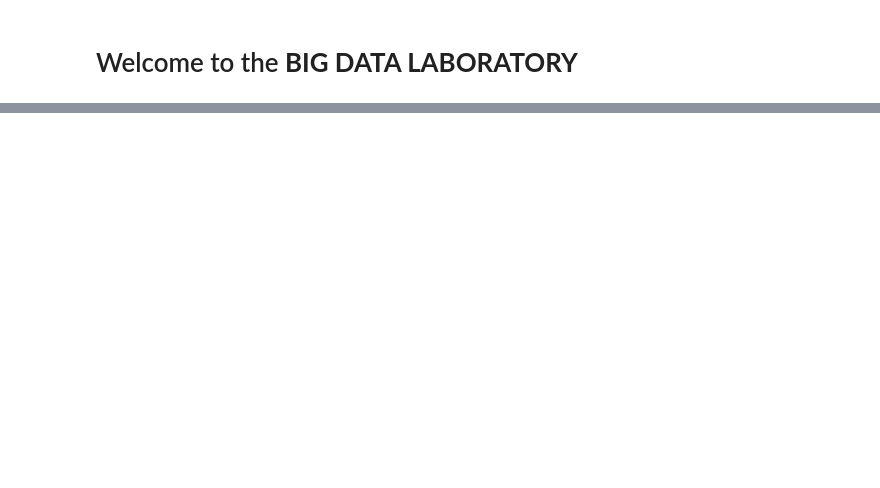
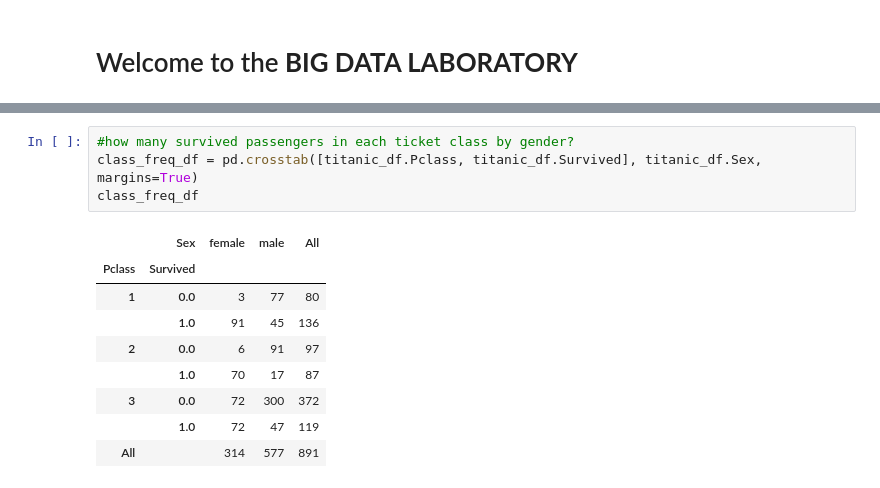
Before and after one commit to ReutEdvi/pandas, a Jupyter notebook: PandasDemo.ipynb, the cells around one changed output, grey strips where cells are left out. Saved outputs shown, nothing was run; the diff lists cells and outputs as text; blank space fills up the shorter version.

```diff
--- a/PandasDemo.ipynb
+++ b/PandasDemo.ipynb
@@ -20,0 +129,14 @@ import pandas as pd
+# %%
+#how many survived passengers in each ticket class by gender?
+class_freq_df = pd.crosstab([titanic_df.Pclass, titanic_df.Survived], titanic_df.Sex, margins=True)
+class_freq_df
+# %% [output]
+|  | Sex | female | male | All |
+| Pclass | Survived |  |  |  |
+| 1 | 0.0 | 3 | 77 | 80 |
+|  | 1.0 | 91 | 45 | 136 |
+| 2 | 0.0 | 6 | 91 | 97 |
+|  | 1.0 | 70 | 17 | 87 |
+| 3 | 0.0 | 72 | 300 | 372 |
+|  | 1.0 | 72 | 47 | 119 |
+| All |  | 314 | 577 | 891 |
```
Also changed, not shown: parts of 17 cells of this notebook.
